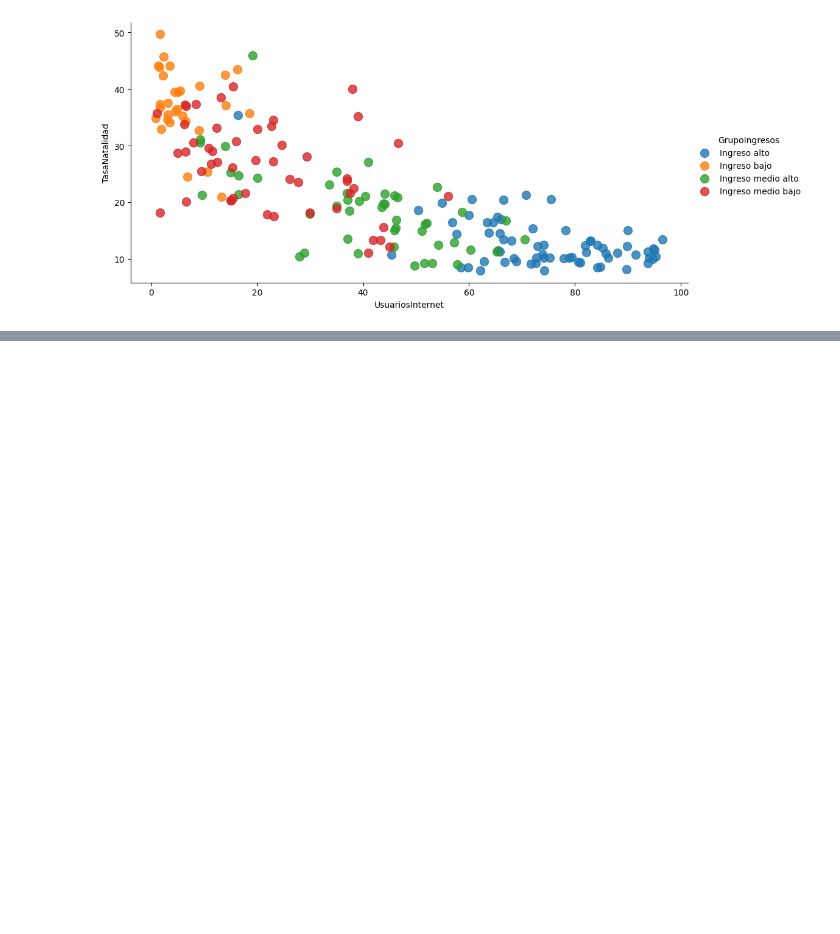
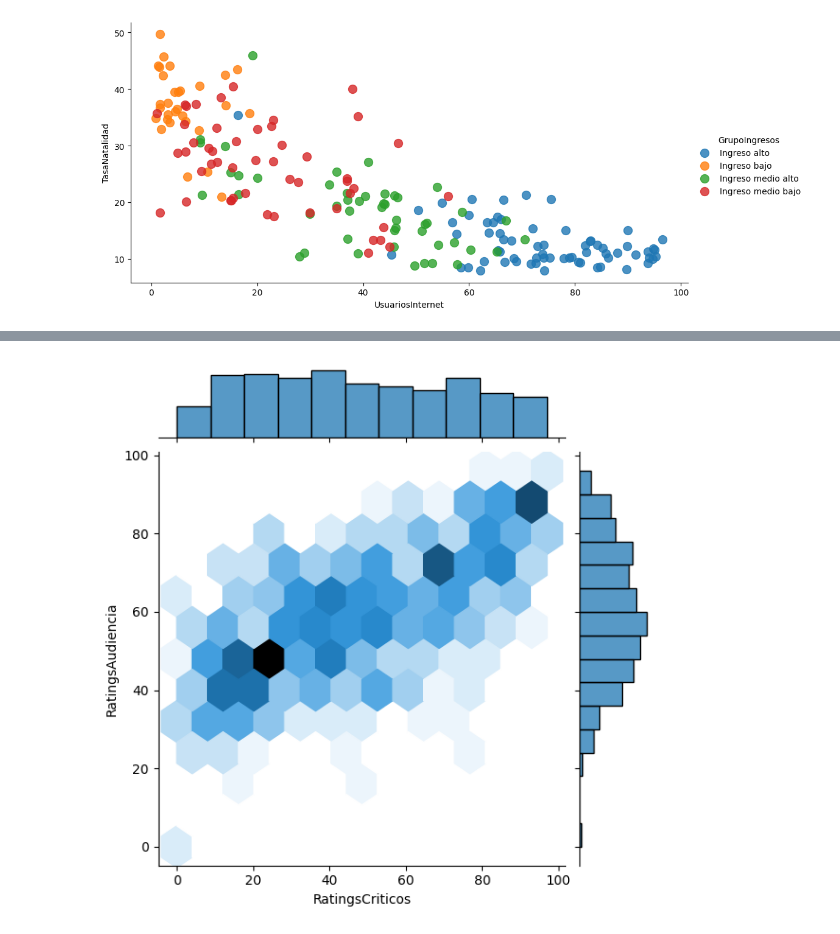
Before and after one commit to Marru73/Ejercicios-Python, a Jupyter notebook: CERTIFICADO IBM/Data_Science.ipynb, the cells around one changed output, grey strips where cells are left out. Drawn from its saved outputs; the diff is of its cells as text; code cells hidden in the pictures; blank space fills up the shorter version.

```diff
--- a/CERTIFICADO IBM/Data_Science.ipynb
+++ b/CERTIFICADO IBM/Data_Science.ipynb
@@ -714,0 +829,4 @@ vis3 = sns.lmplot(data=datos, x = 'UsuariosInternet', y = 'TasaNatalidad', \
+# %%
+j = sns.jointplot(data=peliculas, x='RatingsCriticos', y='RatingsAudiencia', kind='hex')
+# %% [output]
+[figure, added]
```
Also changed, not shown: parts of 29 cells of this notebook, 1 other file.
